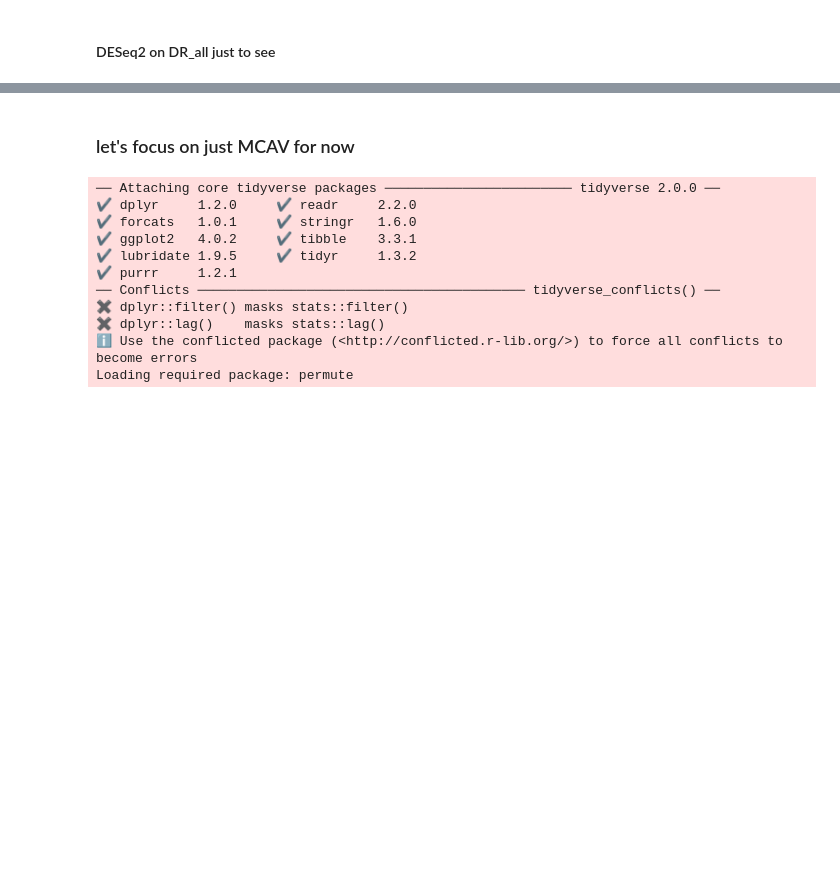
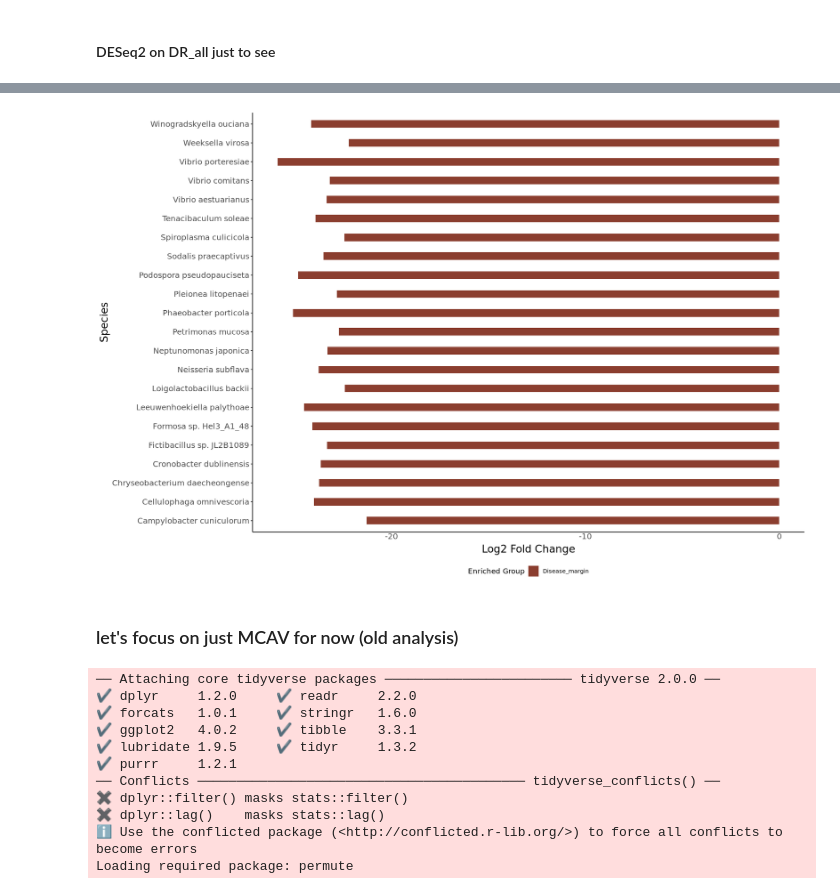
Before and after one commit to nikeaulrich/DR_SCTLD, a Jupyter notebook: DR_phyloseq.ipynb, the cells around one changed output, grey strips where cells are left out. Cells and saved outputs as stored; diff of their text form; code cells hidden in the pictures; blank space fills up the shorter version.

```diff
--- a/DR_phyloseq.ipynb
+++ b/DR_phyloseq.ipynb
@@ -524,0 +716,25 @@ A data.frame: 244 × 7
+# %%
+#added enriched column with designation of DT or DM
+top_lfc_otus_d <- read.csv("DR_top_lfc_otus_DTvDM.csv")
+# %%
+# plot significantly different OTUs top 20
+top_lfc_all_d_plot <- ggplot(top_lfc_otus_d, aes(x = species, y = log2FoldChange, fill = enriched)) +
+  geom_bar(stat = "identity", width = 0.4) +
+  coord_flip() + # Rotates the bars horizontally
+theme_bw()+
+theme(legend.position="bottom", panel.border = element_blank(),
+          panel.grid.major.x = element_blank(),
+          panel.grid.minor.x = element_blank(),
+          panel.grid.major.y = element_blank(),
+          panel.grid.minor.y = element_blank(),
+          axis.text.x = element_text(size = 12),
+          axis.text.y = element_text(size = 12),  # Adjust y-axis text size
+          axis.title.x = element_text(size = 16, margin = margin(t = 5)),  # Adjust x-axis title size and margin
+          axis.title.y = element_text(size = 16),   # Adjust y-axis title size and add margin
+          axis.ticks.x=element_blank(), axis.line=element_line(color="black"))+
+  labs(x = "Species", y = "Log2 Fold Change", fill = "Enriched Group") +
+scale_fill_manual(values= c("Diseased_tissue"="coral1", "Disease_margin"="coral4"))
+
+top_lfc_all_d_plot
+# %% [output]
+[figure, added]
@@ -525,5 +747,5 @@ A data.frame: 244 × 7
 # %% [markdown]
-### let's focus on just MCAV for now
+### let's focus on just MCAV for now (old analysis)
 # %%
 #load libraries
 library(tidyverse)
```
Also changed, not shown: parts of 25 cells of this notebook, 24 other files.
